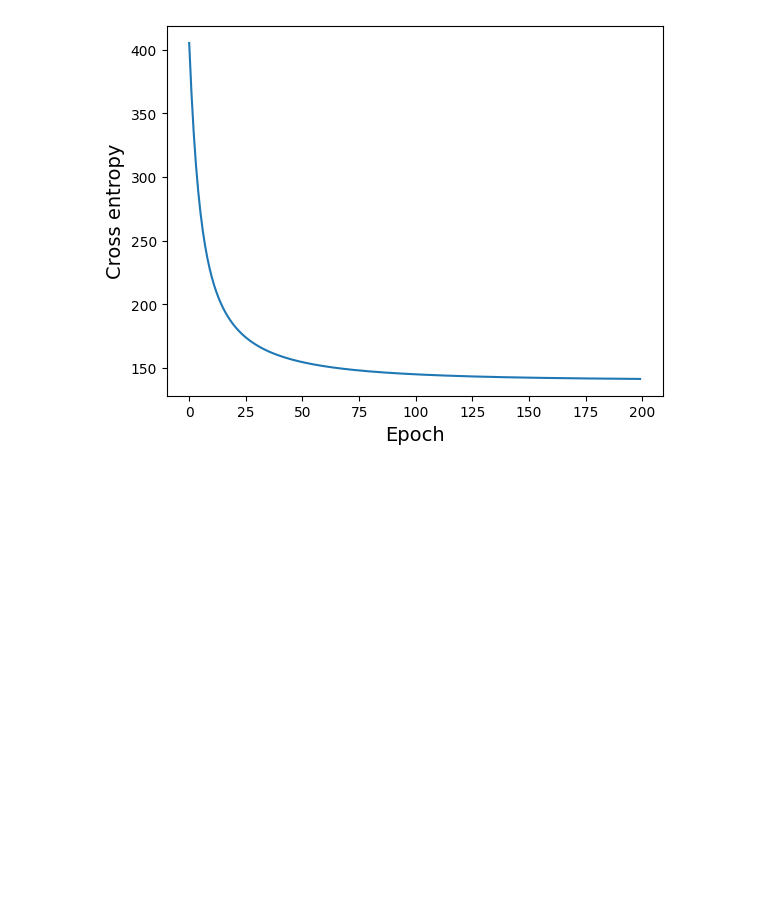
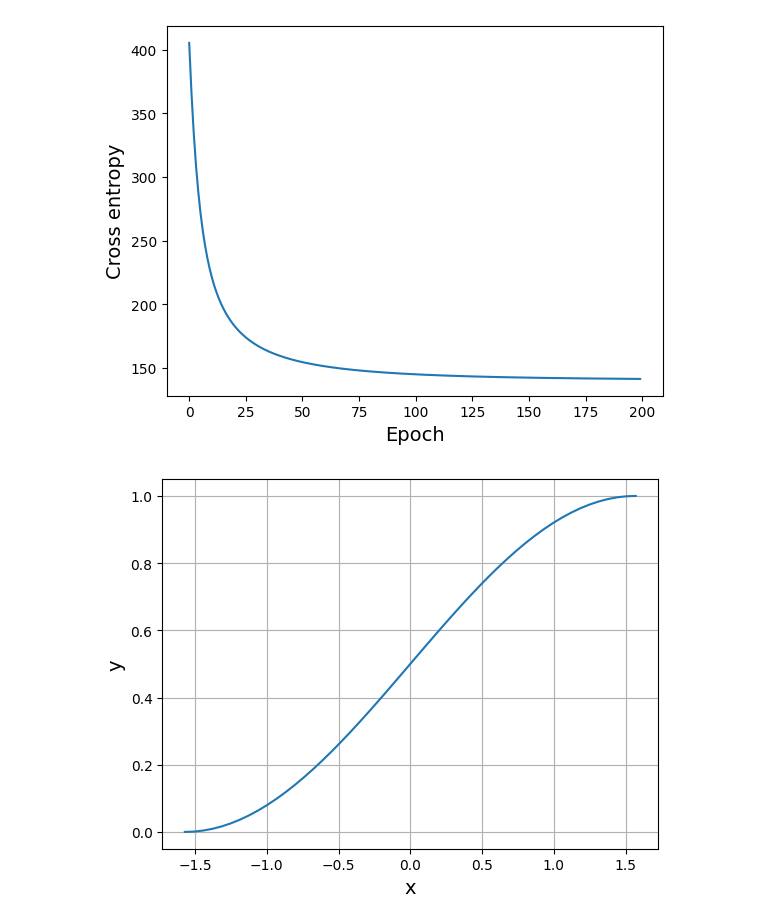
Before and after one commit to MinuSpurs/ML_study, a Jupyter notebook: Basic_AI_Math/7. Applied_machine_learning.ipynb, the cells around one changed output. Drawn from its saved outputs; the diff is of its cells as text; code cells hidden in the pictures; blank space fills up the shorter version.

```diff
--- a/Basic_AI_Math/7. Applied_machine_learning.ipynb
+++ b/Basic_AI_Math/7. Applied_machine_learning.ipynb
@@ -158,3 +158,16 @@ plt.show()
 [figure]
 --- 오차의 추이 ---
 [figure]
+# %%
+X = np.linspace(-np.pi/2, np.pi/2)  # 입력: -pi/2부터 pi/2의 범위
+T = (np.sin(X) + 1)/2   # 정답: 0부터 1의 범위
+n_data = len(T) # 데이터 수
+
+plt.plot(X, T)
+
+plt.xlabel('x', size=14)
+plt.ylabel('y', size=14)
+plt.grid()
+plt.show()
+# %% [output]
+[figure, added]
```
Also changed, not shown: parts of 2 cells of this notebook.
